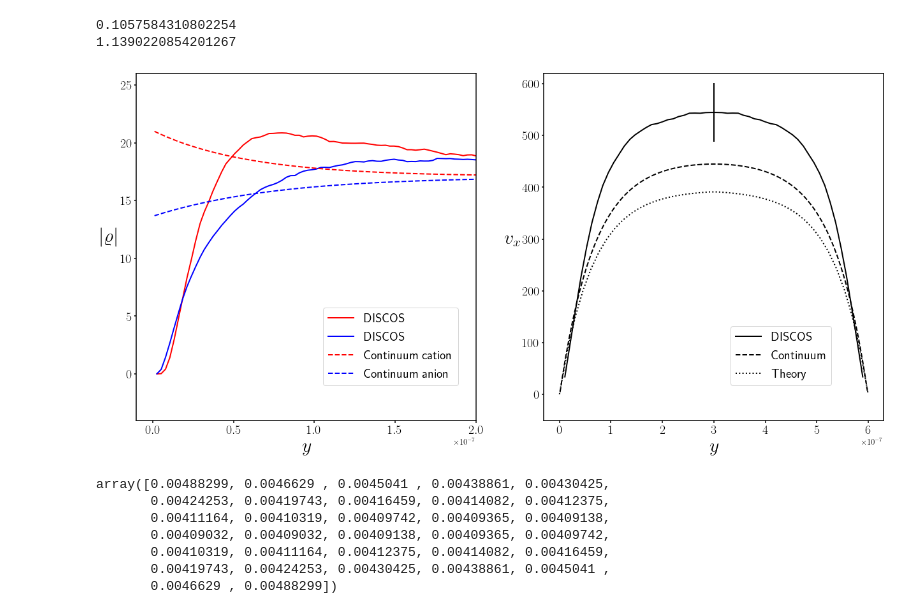
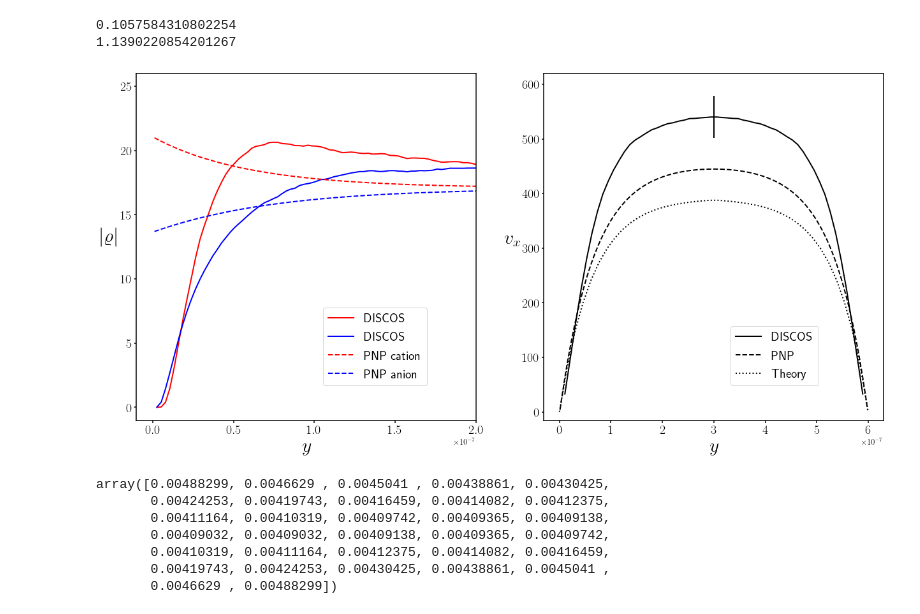
Before and after one commit to AMReX-FHD/notebooks, a Jupyter notebook: plotting.ipynb, the cells around one changed output. Saved outputs shown, nothing was run; the diff lists cells and outputs as text; code cells hidden in the pictures.

```diff
--- a/plotting.ipynb
+++ b/plotting.ipynb
@@ -3068,7 +3205,7 @@ X1o, Y1o = return_y_dens_cplt('~/coriProject/dladiges/EO_tests4/nowall100b/low4_
 X2o, Y2o = return_y_dens_cplt('~/coriProject/dladiges/EO_tests4/nowall100b/low4_nowallzv',time,nbins=224,field="chargeDensityMeanSpecies00001")
 X3o,Y3o = return_y_plt('~/coriProject/dladiges/EO_tests4/nowall100b/low4_nowallzv',time,nbins=56,field="averaged_meanx")
 
-time = "{:09d}".format(int(170000))
+time = "{:09d}".format(int(160000))
 X1p, Y1p = return_y_dens_cplt('~/coriProject/dladiges/EO_tests4/nowall100b/low4_nowallzj',time,nbins=224,field="chargeDensityMeanSpecies00000")
 X2p, Y2p = return_y_dens_cplt('~/coriProject/dladiges/EO_tests4/nowall100b/low4_nowallzj',time,nbins=224,field="chargeDensityMeanSpecies00001")
 X3p,Y3p = return_y_plt('~/coriProject/dladiges/EO_tests4/nowall100b/low4_nowallzj',time,nbins=56,field="averaged_meanx")
@@ -3093,7 +3248,7 @@ ratl = 1
 ratm = 1
 ratn = 1
 rato = 1
-ratp = 1
+ratp = 6/7
 
 for (item1,item2,item3,item4,item5,item6,item7,item8,item9,item10,item11,item12,item13,item14,item15,item16) in zip(Y1a,Y1b,Y1c,Y1d,Y1e,Y1f,Y1g,Y1h,Y1i,Y1j,Y1k,Y1l,Y1m,Y1n,Y1o,Y1p):
     yCNWf.append((item1+ratb*item2+ratc*item3+ratd*item4+rate*item5+ratf*item6+ratg*item7+rath*item8+rati*item9+ratj*item10+ratk*item11+ratl*item12+ratm*item13+ratn*item14+rato*item15+ratp*item16)/(1+ratb+ratc+ratd+rate+ratf+ratg+rath+rati+ratj+ratk+ratl+ratm+ratn+rato+ratp))
@@ -3303,7 +3462,7 @@ X1h, Y1h = return_y_dens_cplt('~/coriProject/dladiges/EO_tests4/nowall100b/low4_
 X2h, Y2h = return_y_dens_cplt('~/coriProject/dladiges/EO_tests4/nowall100b/low4_nowallzze',time,nbins=224,field="chargeDensityMeanSpecies00001")
 X3h,Y3h = return_y_plt('~/coriProject/dladiges/EO_tests4/nowall100b/low4_nowallzze',time,nbins=56,field="averaged_meanx")
 
-time = "{:09d}".format(int(170000))
+time = "{:09d}".format(int(150000))
 X1i, Y1i = return_y_dens_cplt('~/coriProject/dladiges/EO_tests4/nowall100b/low4_nowallzzf',time,nbins=224,field="chargeDensityMeanSpecies00000")
 X2i, Y2i = return_y_dens_cplt('~/coriProject/dladiges/EO_tests4/nowall100b/low4_nowallzzf',time,nbins=224,field="chargeDensityMeanSpecies00001")
 X3i,Y3i = return_y_plt('~/coriProject/dladiges/EO_tests4/nowall100b/low4_nowallzzf',time,nbins=56,field="averaged_meanx")
@@ -3323,7 +3482,7 @@ X1l, Y1l = return_y_dens_cplt('~/coriProject/dladiges/EO_tests4/nowall100b/low4_
 X2l, Y2l = return_y_dens_cplt('~/coriProject/dladiges/EO_tests4/nowall100b/low4_nowallzzi',time,nbins=224,field="chargeDensityMeanSpecies00001")
 X3l,Y3l = return_y_plt('~/coriProject/dladiges/EO_tests4/nowall100b/low4_nowallzzi',time,nbins=56,field="averaged_meanx")
 
-time = "{:09d}".format(int(170000))
+time = "{:09d}".format(int(160000))
 X1m, Y1m = return_y_dens_cplt('~/coriProject/dladiges/EO_tests4/nowall100b/low4_nowallzj',time,nbins=224,field="chargeDensityMeanSpecies00000")
 X2m, Y2m = return_y_dens_cplt('~/coriProject/dladiges/EO_tests4/nowall100b/low4_nowallzj',time,nbins=224,field="chargeDensityMeanSpecies00001")
 X3m,Y3m = return_y_plt('~/coriProject/dladiges/EO_tests4/nowall100b/low4_nowallzj',time,nbins=56,field="averaged_meanx")
@@ -3472,6 +3649,7 @@ for i in range(LL):
 #yC100norm=[]
 #for i in range(l):
 #    yC100norm.append(yC100[i]*rat);
+q=1.6e-19
 
 dxNW=(6e-7)/len(yCNW)
 r1=sum(yCNW)*dxNW*(6e-7)*(6e-7)
@@ -3515,42 +3693,42 @@ ax1 = fig.add_subplot(1,2,1)
 #ax1.plot(xA100,mirrorAv(yA100norm),color='blue',linewidth=2, label='DISCOS anion')
 ax1.plot(xCNW,mirrorAv(yCNWnorm),color='red',linewidth=2, label='DISCOS')
 ax1.plot(xANW,mirrorAv(yANWnorm),color='blue',linewidth=2, label='DISCOS')
-ax1.plot(X1C,mirrorAv(q*Y1C/3.82e-23),color='red',linewidth=2,linestyle='dashed',label='Continuum cation')
-ax1.plot(X2C,mirrorAv(q*Y2C/5.89e-23),color='blue',linewidth=2,linestyle='dashed',label='Continuum anion')
+ax1.plot(X1C,mirrorAv(q*Y1C/3.82e-23),color='red',linewidth=2,linestyle='dashed',label='PNP cation')
+ax1.plot(X2C,mirrorAv(q*Y2C/5.89e-23),color='blue',linewidth=2,linestyle='dashed',label='PNP anion')
 
 
 ax1.set_xlabel(r'$y$', fontsize=30)
 ax1.set_ylabel(r"$|\varrho|$", fontsize=30,rotation=0, labelpad=15)
-ax1.set_ylim([-4,26])
+ax1.set_ylim([-1,26])
 ax1.set_xlim([-0.1e-7,2e-7])
 ax1.tick_params(labelsize=20)
 ax1.legend(loc=(0.55,0.10),fontsize=20)
 ax1.xaxis.set_tick_params(width=1.5)
 ax1.yaxis.set_tick_params(width=1.5)
 
 Xm=[0.5e-7,1.5e-7]
 Ym=[3000,3000]
 
 ax2 = fig.add_subplot(1,2,2)
 #ax2.plot(xV100,mirrorAv(yV100),color='black',linewidth=2, label='DISCOS')
 #ax2.plot(errorLine100X,errorLine100Y,color='black',linewidth=2)
 ax2.plot(xVNW,mirrorAv(yVNW),color='black',linewidth=2, label='DISCOS')
 ax2.plot(errorLineNWX,errorLineNWY,color='black',linewidth=2)
 #ax2.plot(X3a,Y3l,color='black',linewidth=2,linestyle='dashdot', label='DISCOS - Flat Wall S')
-ax2.plot(X3C,mirrorAv(Y3C),color='black',linewidth=2,linestyle='dashed', label='Continuum')
+ax2.plot(X3C,mirrorAv(Y3C),color='black',linewidth=2,linestyle='dashed', label='PNP')
 ax2.plot(xT,mirrorAv(YT),color='black',linewidth=2,linestyle='dotted', label='Theory')
 
 ax2.set_xlabel(r'$y$', fontsize=30)
 ax2.set_ylabel(r"$v_x$", fontsize=30, labelpad=15,rotation=0)
-ax2.set_ylim([-50,620])
+ax2.set_ylim([-15,620])
 ax2.tick_params(labelsize=20)
 ax2.legend(loc=(0.55,0.10),fontsize=20)
 ax2.xaxis.set_tick_params(width=1.5)
 ax2.yaxis.set_tick_params(width=1.5)
 
 fig.savefig("EO5_raw.svg", bbox_inches = 'tight', pad_inches = 0.05)
 # %% [output]
-[figure, old version]
+[figure, new version]
 # %%
 Y1d
 # %% [output]
```
Also changed, not shown: parts of 38 cells of this notebook, 1 other file.
